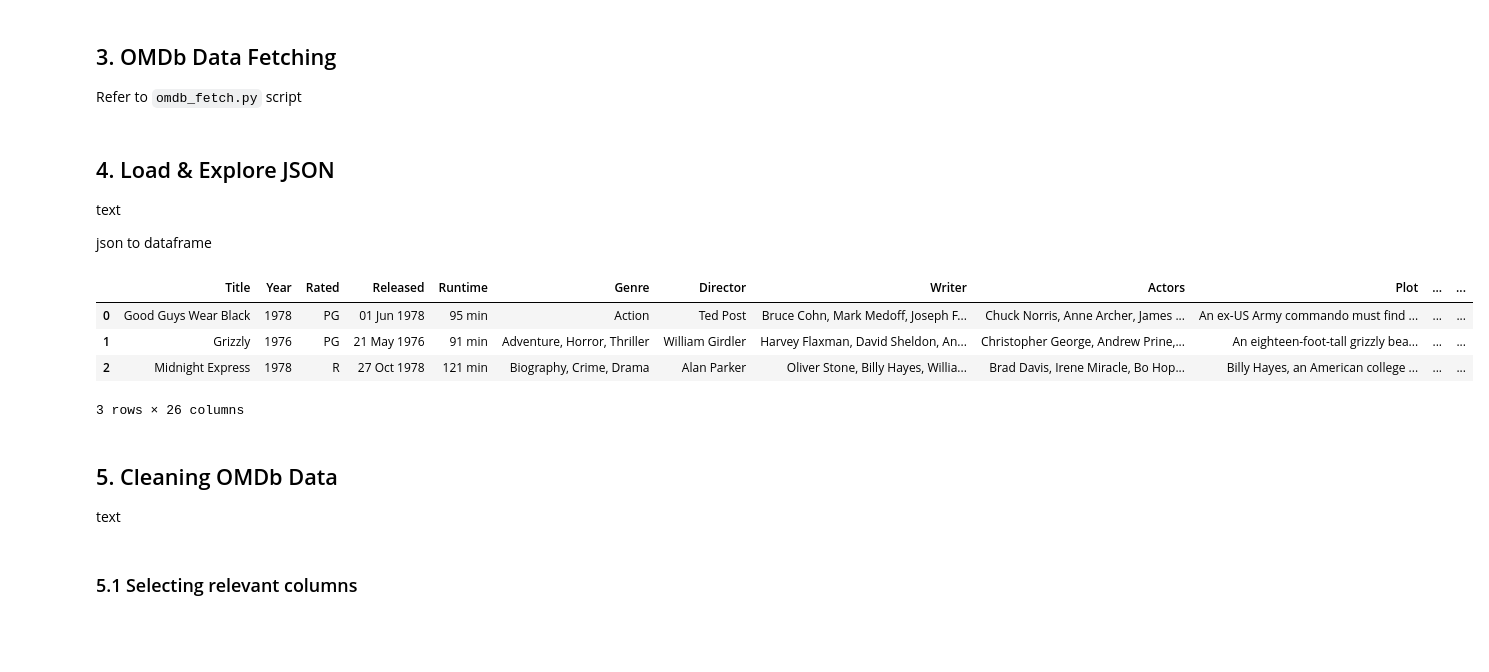
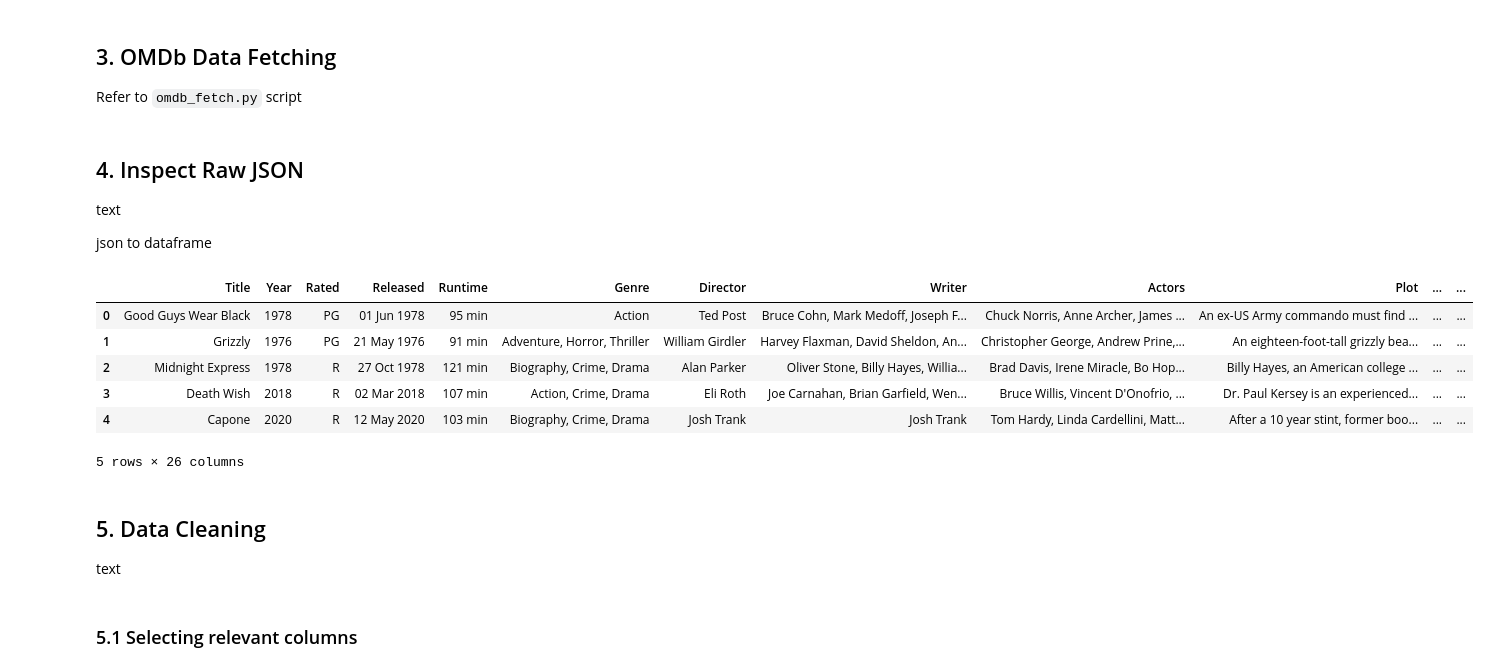
Before and after one commit to CU-S25-MSDSSB-DSCI-01-DataScienceLab/Movie-Project, a Jupyter notebook: jupyter notebooks/1_data_collection.ipynb, the cells around one changed output. Cells and saved outputs as stored; diff of their text form; code cells hidden in the pictures; blank space fills up the shorter version.

Commit message:
data 1.0; notebook structure

```diff
--- a/jupyter notebooks/1_data_collection.ipynb
+++ b/jupyter notebooks/1_data_collection.ipynb
@@ -120,5 +117,5 @@ Refer to `omdb_fetch.py` script
 # %% [markdown]
-## 4. Load & Explore JSON
+## 4. Inspect Raw JSON
 
 text
 
@@ -126,18 +123,20 @@ json to dataframe
 # %%
 # into dataframe
 with open(json_path, "r") as f:
     data = json.load(f)
 
 df = pd.DataFrame(data)
-df.head(3)
+df.head(5)
 # %% [output]
 |  | Title | Year | Rated | Released | Runtime | Genre | Director | Writer | Actors | Plot | ... | ... |
 | 0 | Good Guys Wear Black | 1978 | PG | 01 Jun 1978 | 95 min | Action | Ted Post | Bruce Cohn, Mark Medoff, Joseph F... | Chuck Norris, Anne Archer, James ... | An ex-US Army commando must find ... | ... | ... |
 | 1 | Grizzly | 1976 | PG | 21 May 1976 | 91 min | Adventure, Horror, Thriller | William Girdler | Harvey Flaxman, David Sheldon, An... | Christopher George, Andrew Prine,... | An eighteen-foot-tall grizzly bea... | ... | ... |
 | 2 | Midnight Express | 1978 | R | 27 Oct 1978 | 121 min | Biography, Crime, Drama | Alan Parker | Oliver Stone, Billy Hayes, Willia... | Brad Davis, Irene Miracle, Bo Hop... | Billy Hayes, an American college ... | ... | ... |
+| 3 | Death Wish | 2018 | R | 02 Mar 2018 | 107 min | Action, Crime, Drama | Eli Roth | Joe Carnahan, Brian Garfield, Wen... | Bruce Willis, Vincent D'Onofrio, ... | Dr. Paul Kersey is an experienced... | ... | ... |
+| 4 | Capone | 2020 | R | 12 May 2020 | 103 min | Biography, Crime, Drama | Josh Trank | Josh Trank | Tom Hardy, Linda Cardellini, Matt... | After a 10 year stint, former boo... | ... | ... |
-3 rows × 26 columns
+5 rows × 26 columns
 # %% [markdown]
-## 5. Cleaning OMDb Data
+## 5. Data Cleaning
 
 text
 # %% [markdown]
```
Also changed, not shown: parts of 37 cells of this notebook, 8 other files.
